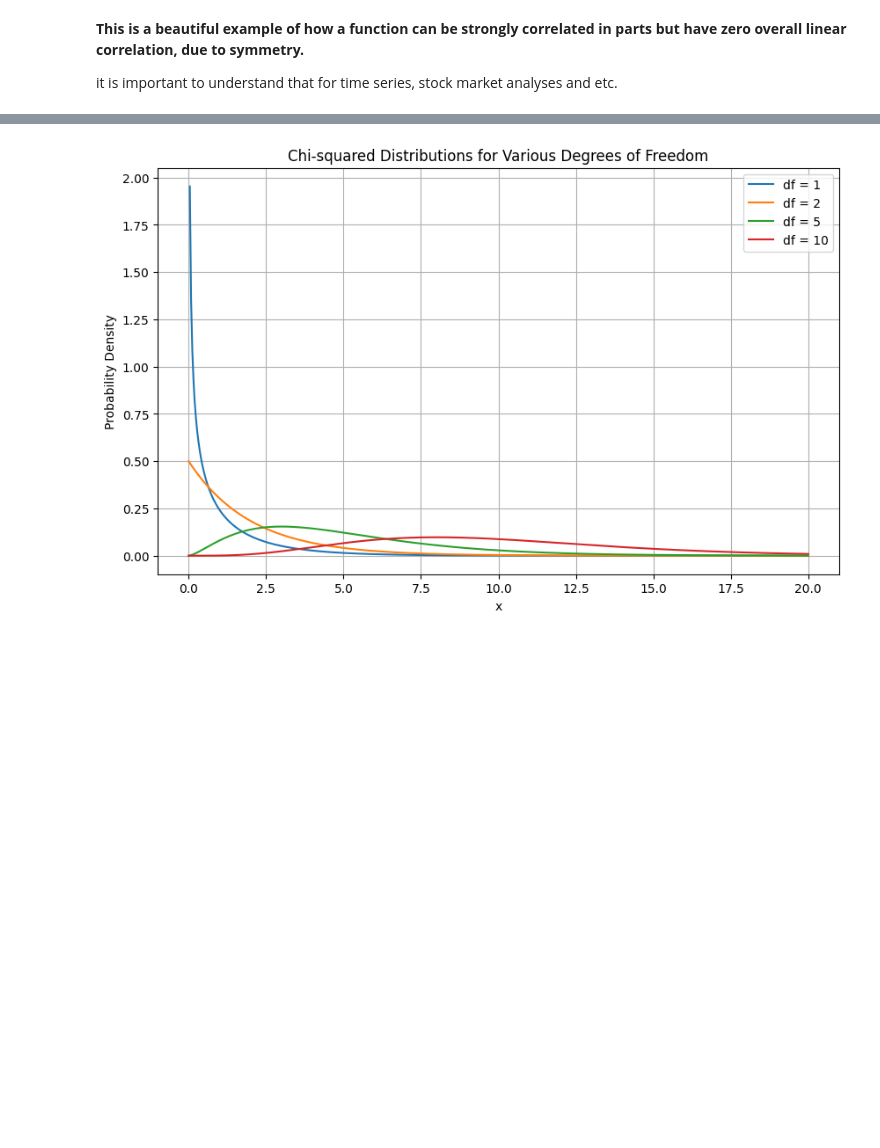
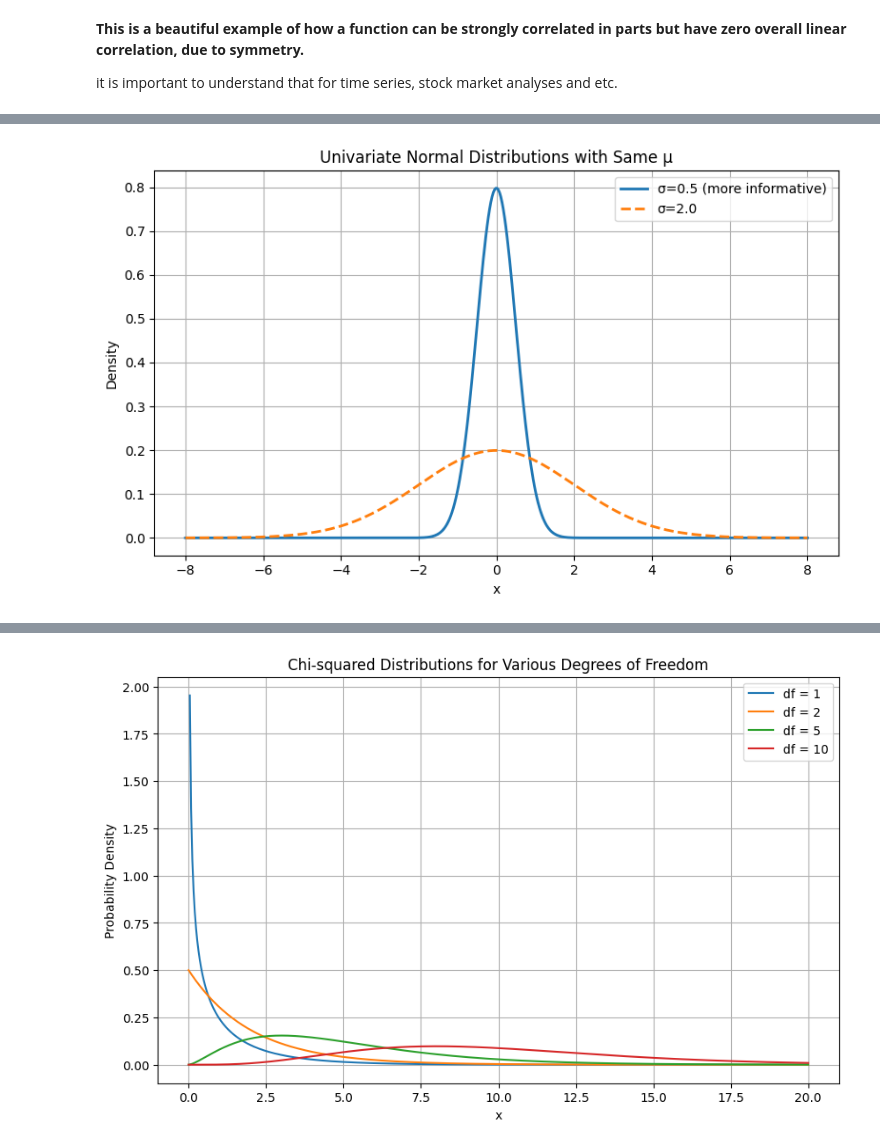
Before and after one commit to leandroohf/statistics, a Jupyter notebook: statistics_probability_cheat_sheet.ipynb, the cells around one changed output, grey strips where cells are left out. Saved outputs shown, nothing was run; the diff lists cells and outputs as text; code cells hidden in the pictures; blank space fills up the shorter version.

```diff
--- a/statistics_probability_cheat_sheet.ipynb
+++ b/statistics_probability_cheat_sheet.ipynb
@@ -644,0 +627,25 @@ $$
+# %%
+import numpy as np
+import matplotlib.pyplot as plt
+from scipy.stats import norm, multivariate_normal
+
+mu = 0
+sigma1 = 0.5
+sigma2 = 2.0
+
+x = np.linspace(mu - 4 * sigma2, mu + 4 * sigma2, 500)
+pdf1 = norm.pdf(x, mu, sigma1)
+pdf2 = norm.pdf(x, mu, sigma2)
+
+plt.figure(figsize=(8, 5))
+plt.plot(x, pdf1, label='σ=0.5 (more informative)', linewidth=2)
+plt.plot(x, pdf2, label='σ=2.0', linestyle='--', linewidth=2)
+plt.title('Univariate Normal Distributions with Same μ')
+plt.xlabel('x')
+plt.ylabel('Density')
+plt.legend()
+plt.grid(True)
+plt.tight_layout()
+plt.show()
+# %% [output]
+[figure, added]
```
Also changed, not shown: parts of 5 cells of this notebook, 1 other file.
